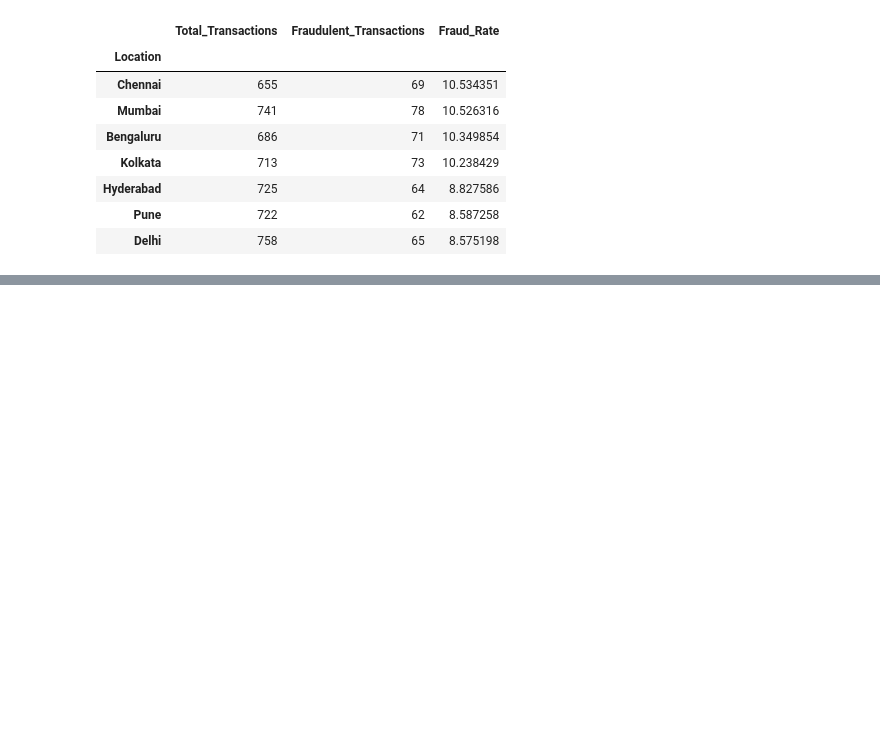
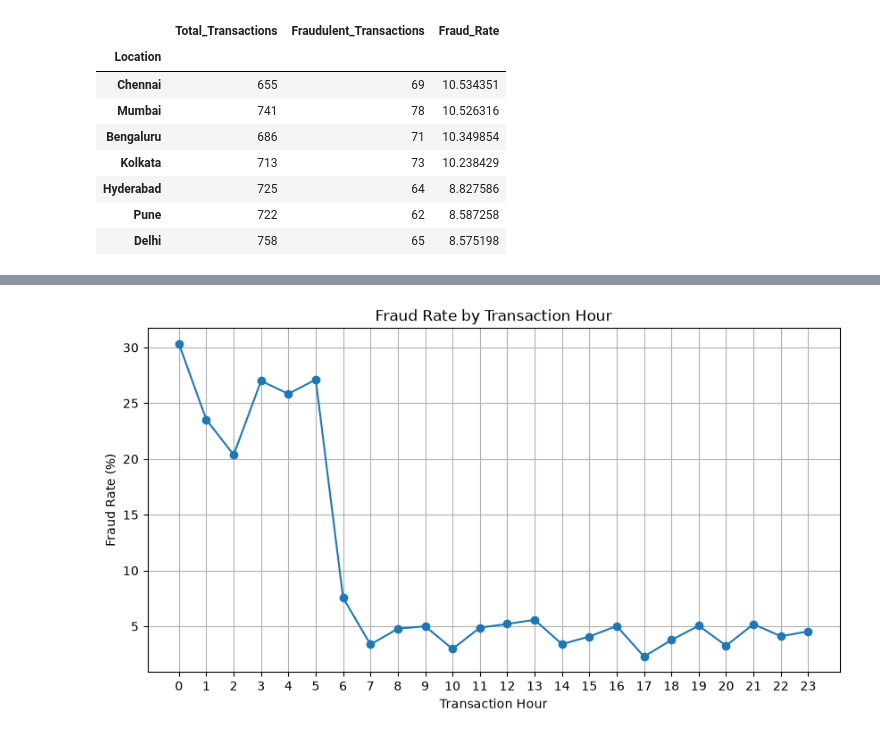
Before and after one commit to umairr-95/Financial-Fraud-Detection-Model-with-Dashboard, a Jupyter notebook: notebooks/EDA.ipynb, the cells around one changed output, grey strips where cells are left out. Cells and saved outputs as stored; diff of their text form; code cells hidden in the pictures; blank space fills up the shorter version.

```diff
--- a/EDA.ipynb
+++ b/notebooks/EDA.ipynb
@@ -390,0 +449,3 @@ plt.show()
+# %%
+df["Transaction_Hour"] = df["Transaction_Date"].dt.hour
+print(df["Transaction_Hour"].head(10))
@@ -390,0 +464,9 @@ plt.show()
+# %%
+hour_fraud = (
+    df.groupby("Transaction_Hour")["Fraudulent"]
+    .mean()
+    .sort_index()
+    * 100
+)
+
+print(hour_fraud)
@@ -390,0 +491,15 @@ plt.show()
+# %%
+plt.figure(figsize=(10, 5))
+
+plt.plot(hour_fraud.index, hour_fraud.values, marker="o")
+
+plt.xlabel("Transaction Hour")
+plt.ylabel("Fraud Rate (%)")
+plt.title("Fraud Rate by Transaction Hour")
+
+plt.xticks(range(24))
+plt.grid(True)
+
+plt.show()
+# %% [output]
+[figure, added]
```
Also changed, not shown: parts of 23 cells of this notebook, 3 other files.
